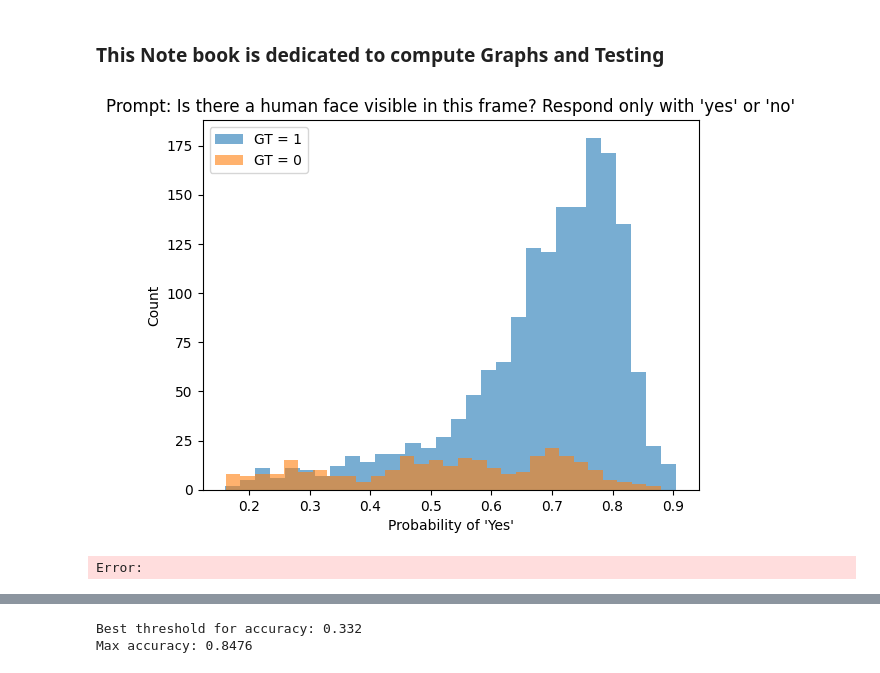
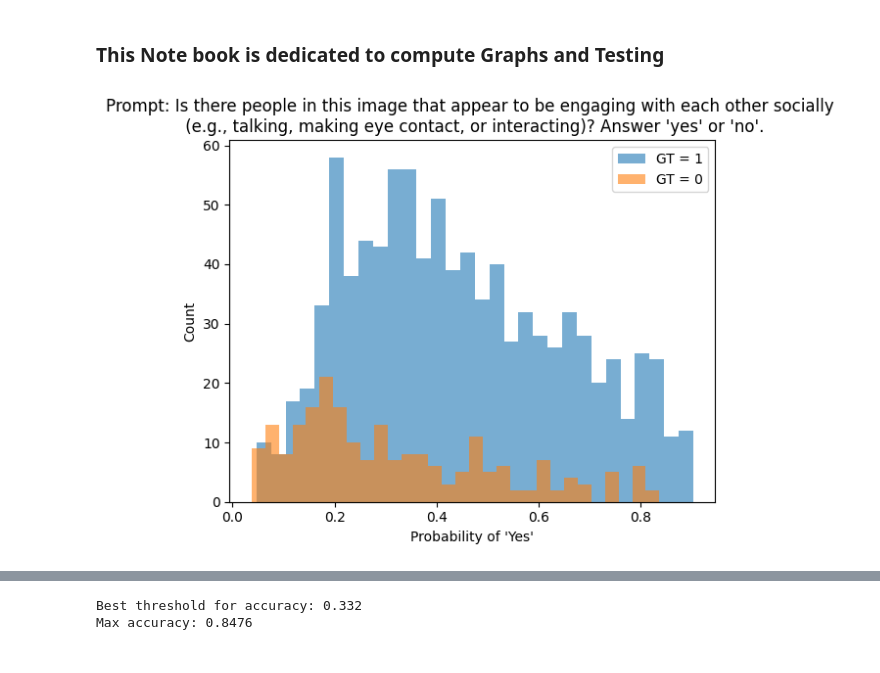
Before and after one commit to itaipeleg1/STS_sherlock, a Jupyter notebook: testing_cleaned.ipynb, the cells around one changed output, grey strips where cells are left out. Drawn from its saved outputs; the diff is of its cells as text; code cells hidden in the pictures.

```diff
--- a/testing_cleaned.ipynb
+++ b/testing_cleaned.ipynb
@@ -30,18 +30,17 @@ prob_for_yes_no = prob_for_yes_no[:len(GT)]
 # %%
 probs_for_yes = np.array(probs_for_yes)
 GT = np.array(GT).flatten()
-
+GT = GT[:len(probs_for_yes)]  # Ensure GT matches the length of probs_for_yes
 # Confirm shape match
 assert probs_for_yes.shape[0] == GT.shape[0], f"Shape mismatch: {probs_for_yes.shape[0]} vs {GT.shape[0]}"
 
 # Now plot
 plt.hist(probs_for_yes[GT == 1], bins=30, alpha=0.6, label='GT = 1')
 plt.hist(probs_for_yes[GT == 0], bins=30, alpha=0.6, label='GT = 0')
 plt.xlabel("Probability of 'Yes'")
 plt.ylabel("Count")
-plt.title("Prompt: Is there a human face visible in this frame? Respond only with 'yes' or 'no'")
+plt.title("Prompt: Is there people in this image that appear to be engaging with each other socially \n (e.g., talking, making eye contact, or interacting)? Answer 'yes' or 'no'.")
 plt.legend()
 plt.show()
 # %% [output]
-[figure, old version]
+[figure, new version]
-Error:
```
Also changed, not shown: parts of 2 cells of this notebook, 1 other file.
